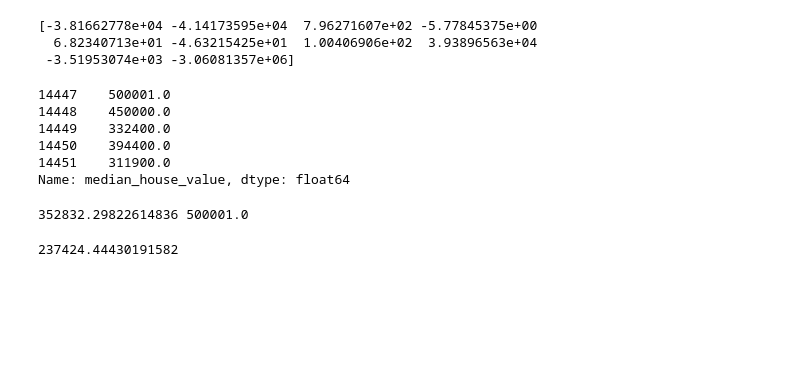
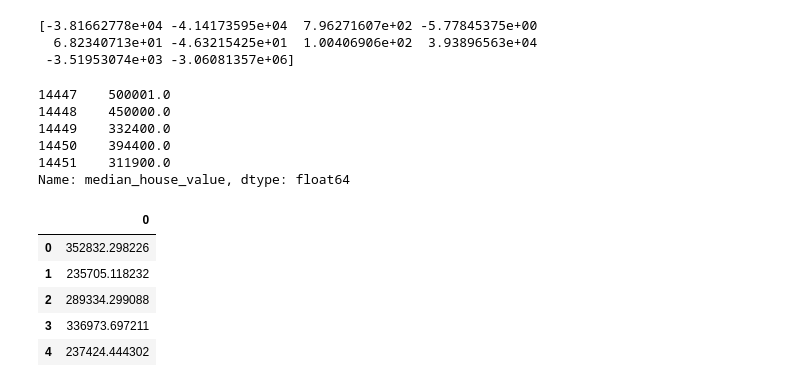
Before and after one commit to mahendrapanwar/ml-projects, a Jupyter notebook: housing sales data/normalequationmethod.ipynb, the cells around one changed output. Saved outputs shown, nothing was run; the diff lists cells and outputs as text; code cells hidden in the pictures; blank space fills up the shorter version.

```diff
--- a/housing sales data/normalequationmethod.ipynb
+++ b/housing sales data/normalequationmethod.ipynb
@@ -59,10 +59,13 @@ testy.head()
 14451    311900.0
 Name: median_house_value, dtype: float64
 # %%
-print(str(s[0])+" "+str(testy[14447]) )
+s=pd.DataFrame(s)
-# %% [output]
-352832.29822614836 500001.0
 # %%
-print(s[4])
+s.head()
 # %% [output]
-237424.44430191582
+|  | 0 |
+| 0 | 352832.298226 |
+| 1 | 235705.118232 |
+| 2 | 289334.299088 |
+| 3 | 336973.697211 |
+| 4 | 237424.444302 |
```
Also changed, not shown: 2 other files.
